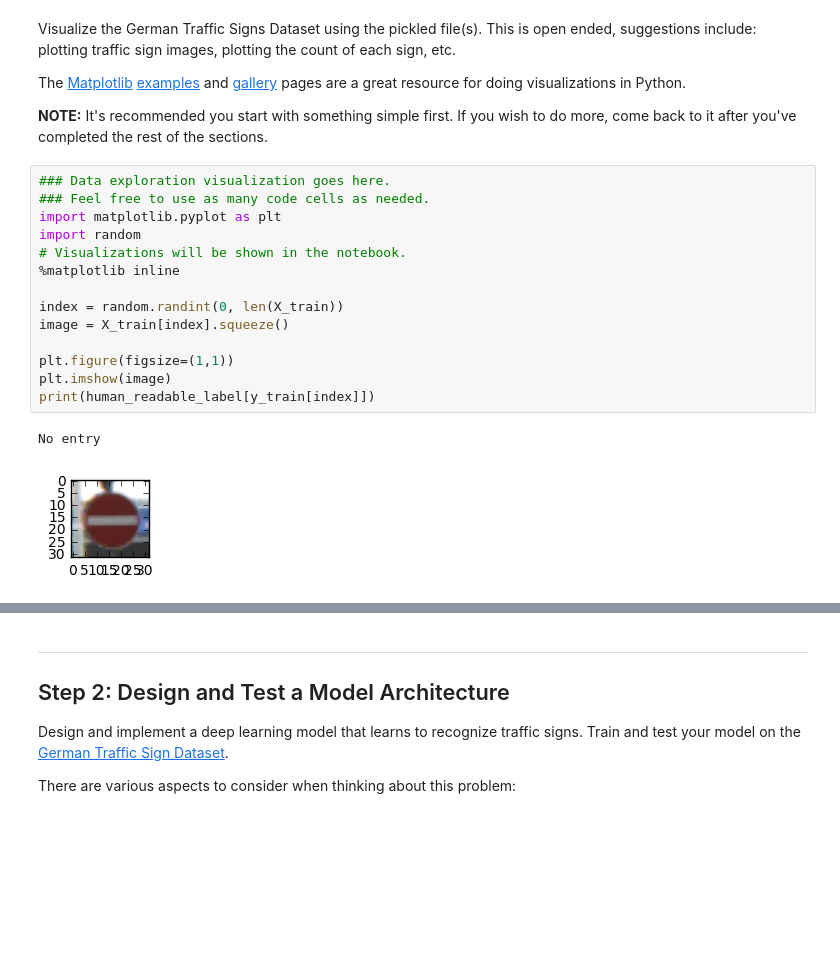
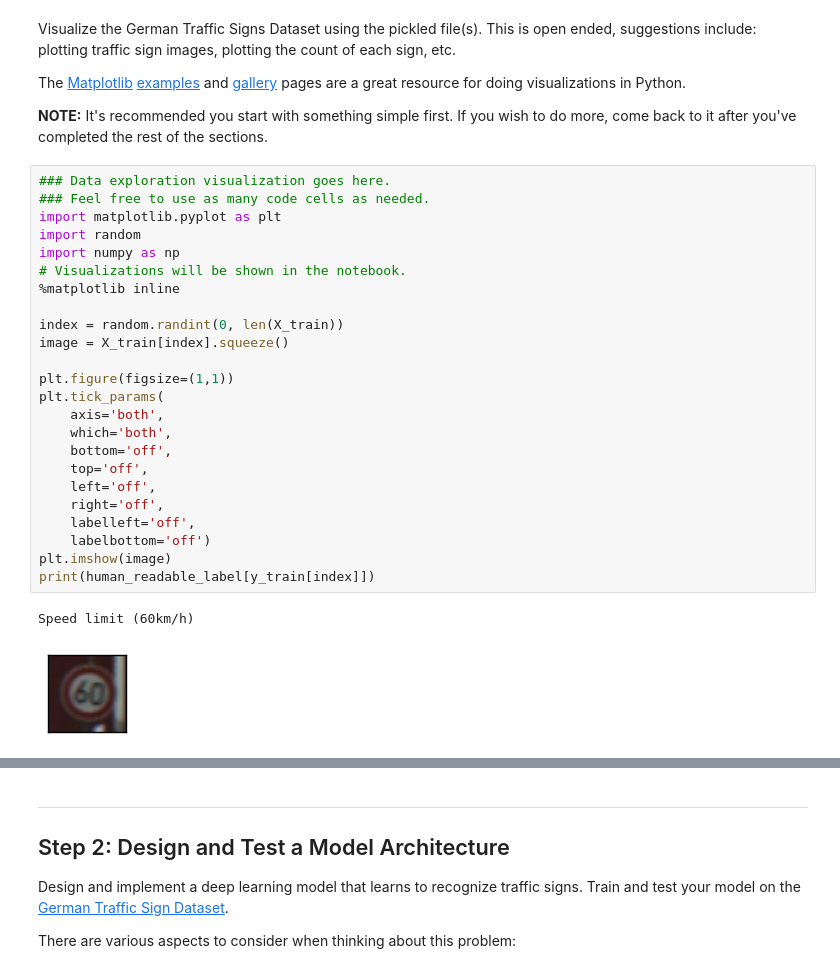
Before and after one commit to racersmith/Traffic-Sign-Classification, a Jupyter notebook: Traffic_Sign_Classifier.ipynb, the cells around one changed output, grey strips where cells are left out. Cells and saved outputs as stored; diff of their text form; blank space fills up the shorter version.

```diff
--- a/Traffic_Sign_Classifier.ipynb
+++ b/Traffic_Sign_Classifier.ipynb
@@ -132,17 +132,27 @@ The [Matplotlib](http://matplotlib.org/) [examples](http://matplotlib.org/exampl
 # %%
 ### Data exploration visualization goes here.
 ### Feel free to use as many code cells as needed.
 import matplotlib.pyplot as plt
 import random
+import numpy as np
 # Visualizations will be shown in the notebook.
 %matplotlib inline
 
 index = random.randint(0, len(X_train))
 image = X_train[index].squeeze()
 
 plt.figure(figsize=(1,1))
+plt.tick_params(
+    axis='both',
+    which='both',
+    bottom='off',
+    top='off',
+    left='off',
+    right='off',
+    labelleft='off',
+    labelbottom='off')
 plt.imshow(image)
 print(human_readable_label[y_train[index]])
 # %% [output]
-No entry
+Speed limit (60km/h)
-[figure, old version]
+[figure, new version]
```
Also changed, not shown: parts of 1 cell of this notebook.
